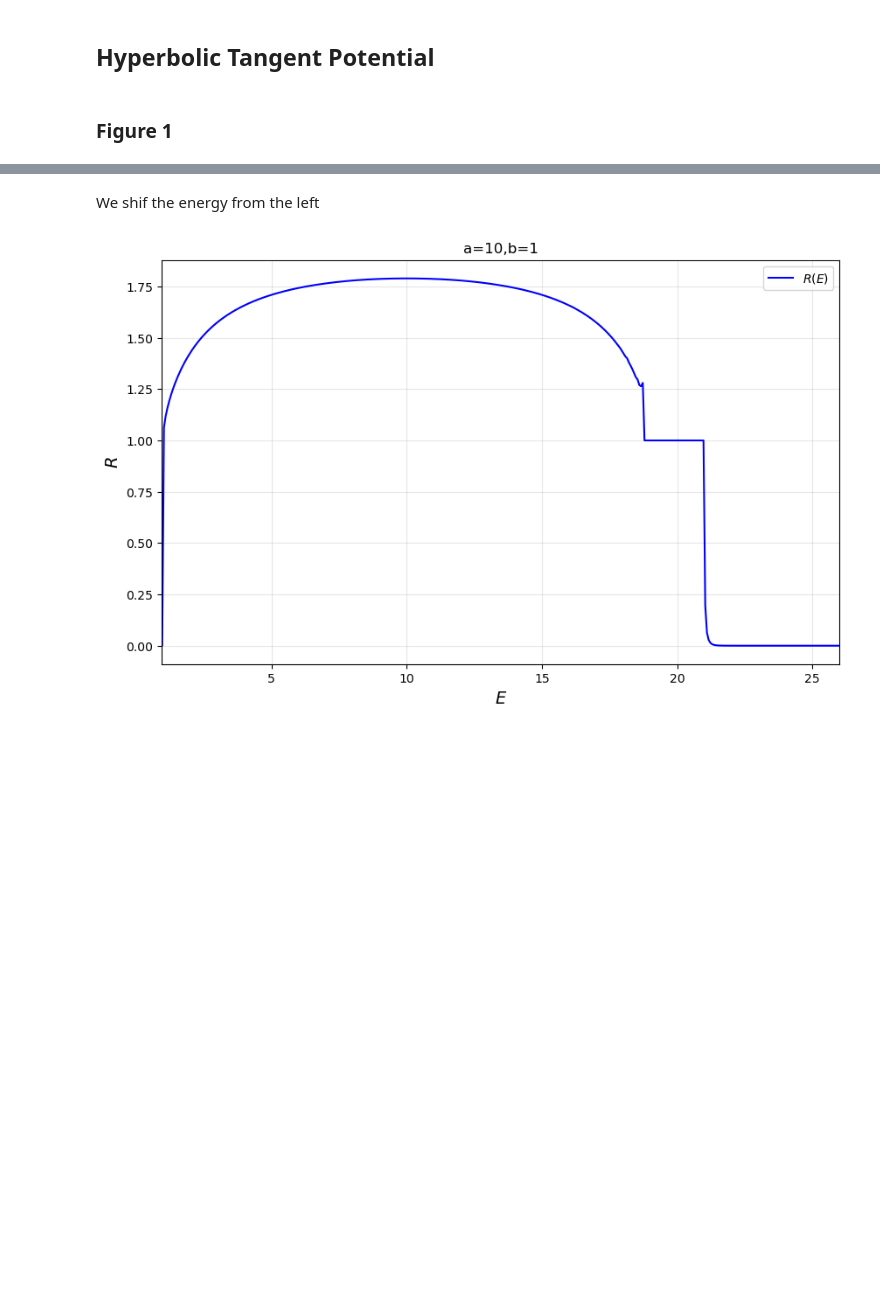
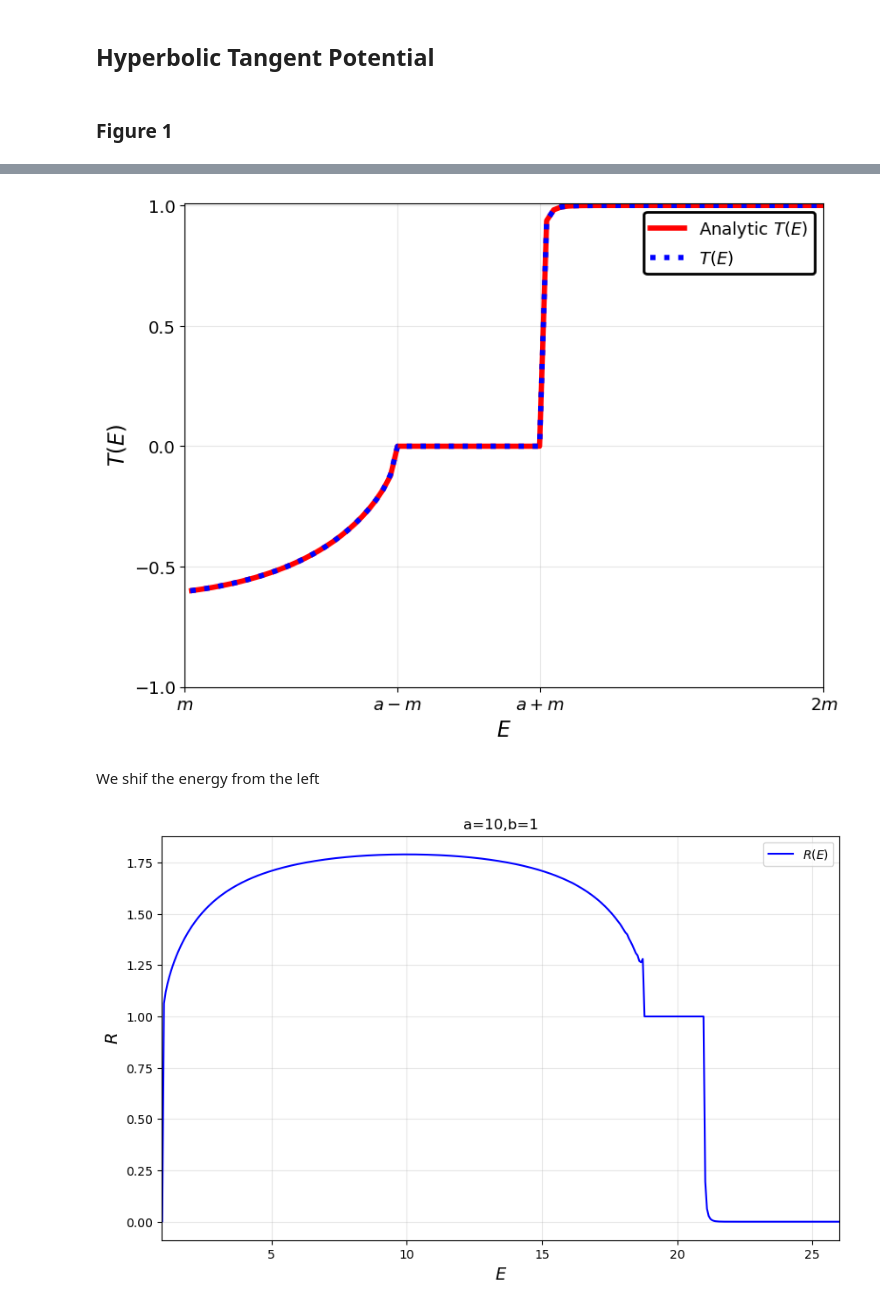
Before and after one commit to AnyelTars/RelativisticQuantumMechanics, a Jupyter notebook: KGsolver/notebooks/examples.ipynb, the cells around one changed output, grey strips where cells are left out. Saved outputs shown, nothing was run; the diff lists cells and outputs as text; code cells hidden in the pictures; blank space fills up the shorter version.

```diff
--- a/KGsolver/notebooks/examples.ipynb
+++ b/KGsolver/notebooks/examples.ipynb
@@ -97,3 +153,51 @@ plt.show()
+# %%
+m = 1
+
+plt.figure(figsize=(8, 6))
+
+plt.plot(fullET, fullT, color="r", linestyle="-", linewidth=4,
+         label=r"Analytic $T(E)$")
+plt.plot(E_mod2, T_mod2, color="b", linestyle="dotted", linewidth=4, label=r"$T(E)$")
+
+
+plt.xlabel(r"$E$", fontsize=16)
+plt.ylabel(r"$T(E)$", fontsize=16)
+#plt.title(r"$a=5,\; b=2$", fontsize=14)
+
+plt.xlim(m, 4*m)
+plt.ylim(-1, 1.01)
+
+# Custom ticks in units of m
+a=5
+plt.xticks(
+    [m, a-m, a+m, 2*a],
+    [r"$m$", r"$a-m$", r"$a+m$", r"$2m$"],
+    fontsize=13
+)
+#xtick_labels = [r"$m$", r"$1.25m$", r"$1.5m$", r"$1.75m$", r"$2m$"]
+
+
+
+plt.tick_params(axis='y', labelsize=13)
+plt.yticks(np.arange(-1, 1.01, 0.5))
+plt.grid(True, alpha=0.3)
+
+leg = plt.legend(
+    fontsize=13,
+    loc="best",
+    frameon=True,
+    fancybox=True,
+    framealpha=1,
+    edgecolor="black",
+    facecolor="white"
+)
+leg.get_frame().set_linewidth(2)
+
+plt.tight_layout()
+plt.savefig("T(E)_tanh.png", dpi=300)
+plt.show()
+# %% [output]
+[figure, added]
 # %% [markdown]
 We shif the energy from the left
 # %%
```
Also changed, not shown: parts of 7 cells of this notebook.
